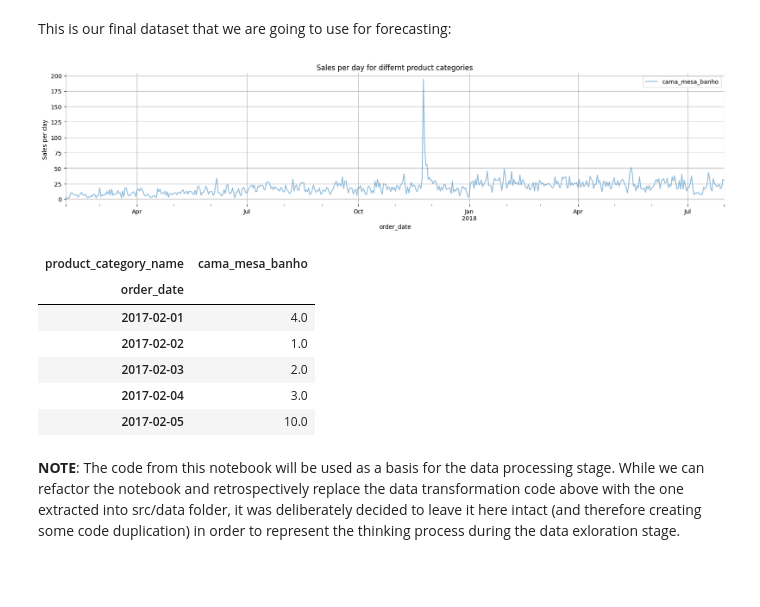
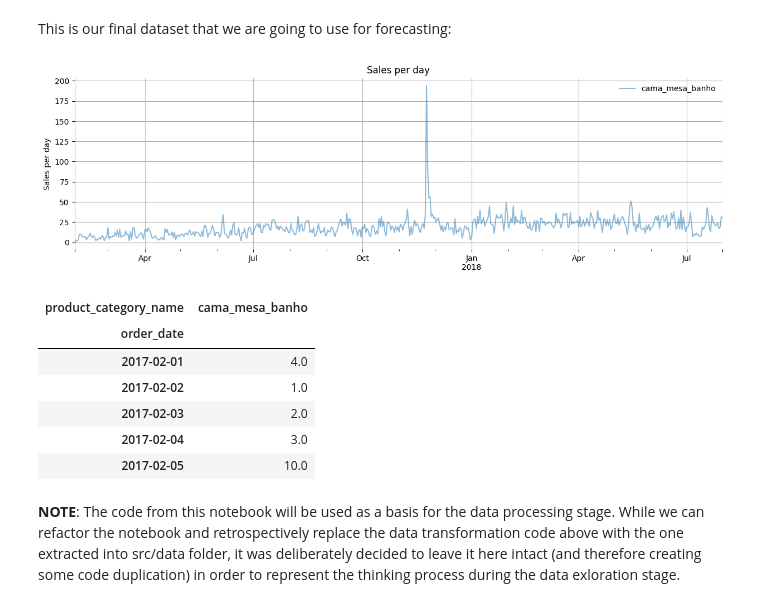
Before and after one commit to dip-scd/sales-forecasting, a Jupyter notebook: notebooks/1-data_exploration.ipynb, the cells around one changed output. Cells and saved outputs as stored; diff of their text form; code cells hidden in the pictures; blank space fills up the shorter version.

Commit message:
Update visualisation utils

```diff
--- a/notebooks/1-data_exploration.ipynb
+++ b/notebooks/1-data_exploration.ipynb
@@ -217,10 +207,10 @@ dtype: float64
 This is our final dataset that we are going to use for forecasting:
 # %%
 df_product_sales_trimmed_top = df_product_sales_trimmed[df_top_product.index]
-plot_sales(df_product_sales_trimmed_top, show_legend=True)
+plot_values(df_product_sales_trimmed_top, 'Sales per day', show_legend=True)
 df_product_sales_trimmed_top.head()
 # %% [output]
-[figure, old version]
+[figure, new version]
 | product_category_name | cama_mesa_banho |
 | order_date |  |
 | 2017-02-01 | 4.0 |
```
Also changed, not shown: parts of 3 cells of this notebook, 1 other file.
